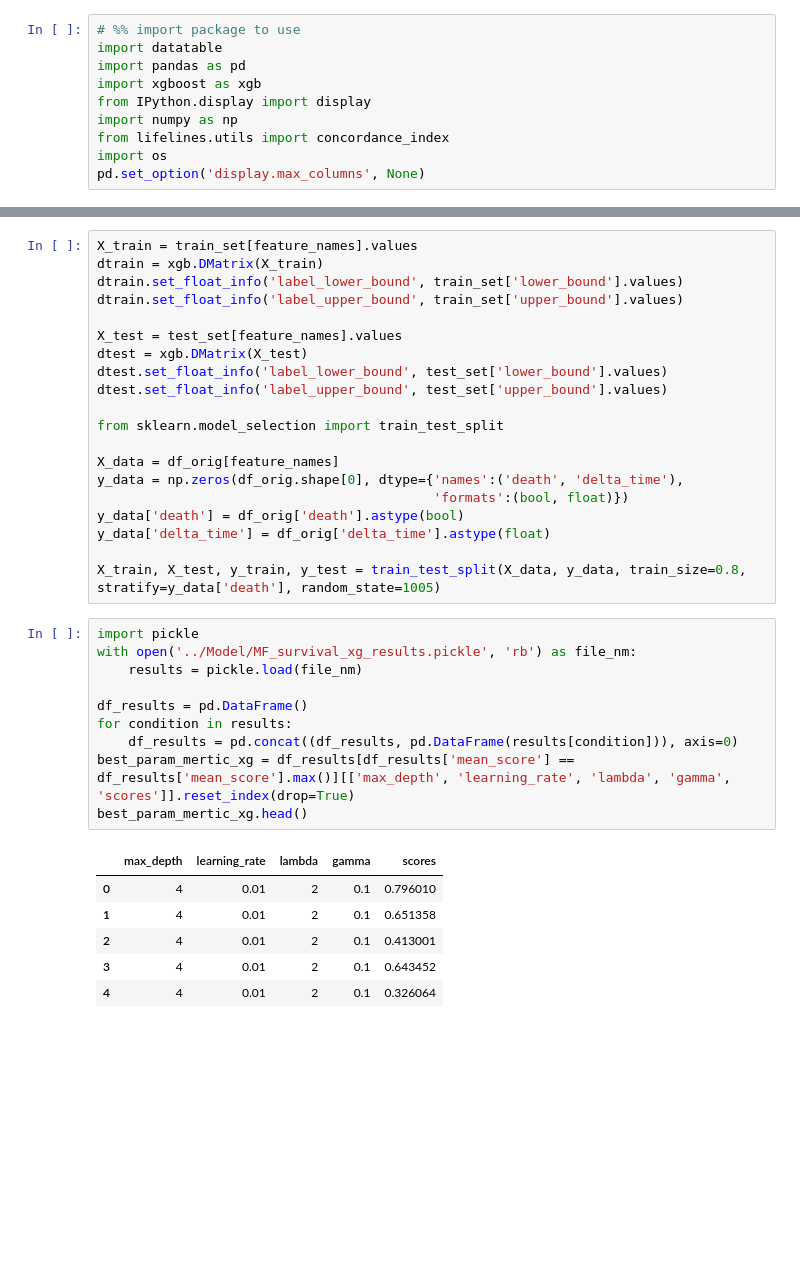
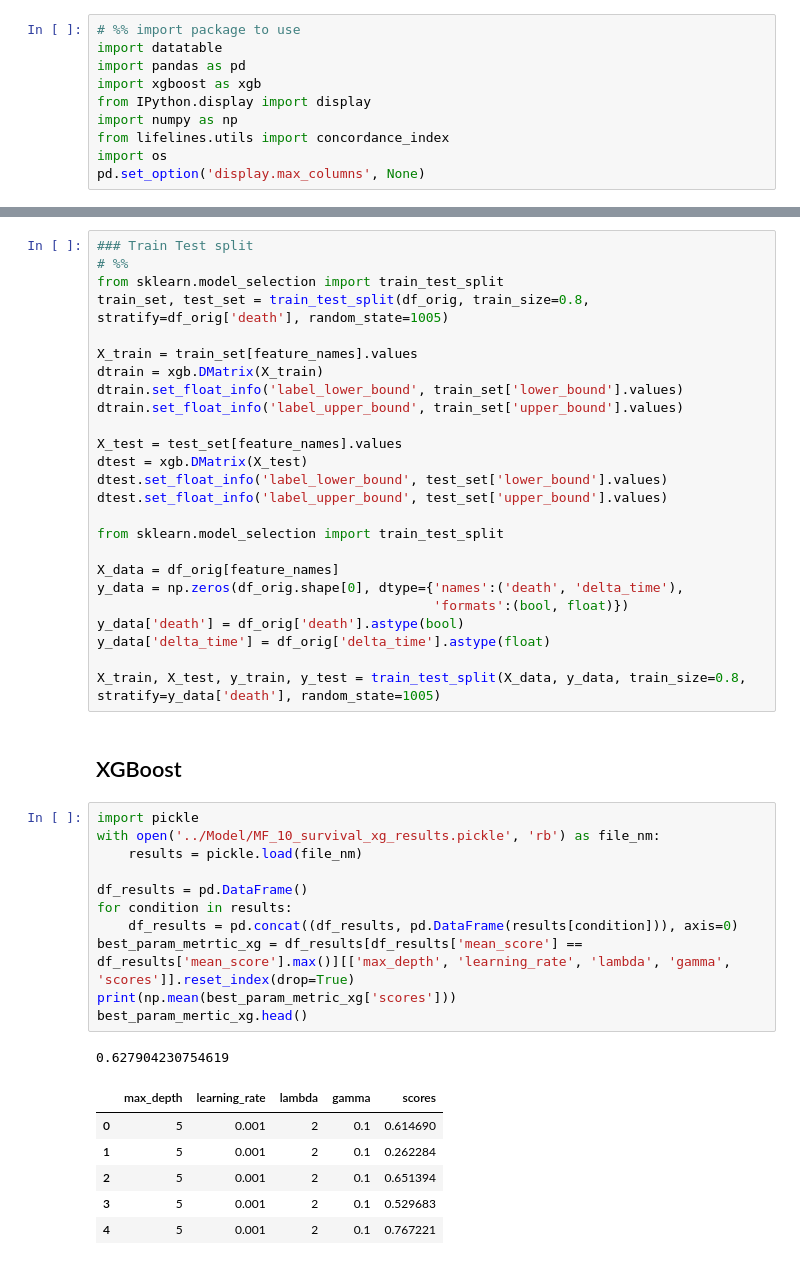
Before and after one commit to Jovinus/VO2max_Prediction, a Jupyter notebook: Code/Evaluation_survival_model.ipynb, the cells around one changed output, grey strips where cells are left out. Drawn from its saved outputs; the diff is of its cells as text; blank space fills up the shorter version.

```diff
--- a/Code/Evaluation_survival_model.ipynb
+++ b/Code/Evaluation_survival_model.ipynb
@@ -32,4 +29,9 @@ train_set, test_set = train_test_split(df_orig, train_size=0.8, stratify=df_orig
 # %%
+### Train Test split
+# %%
+from sklearn.model_selection import train_test_split
+train_set, test_set = train_test_split(df_orig, train_size=0.8, stratify=df_orig['death'], random_state=1005)
+
 X_train = train_set[feature_names].values
 dtrain = xgb.DMatrix(X_train)
 dtrain.set_float_info('label_lower_bound', train_set['lower_bound'].values)
@@ -49,23 +51,27 @@ y_data['death'] = df_orig['death'].astype(bool)
 y_data['delta_time'] = df_orig['delta_time'].astype(float)
 
 X_train, X_test, y_train, y_test = train_test_split(X_data, y_data, train_size=0.8, stratify=y_data['death'], random_state=1005)
+# %% [markdown]
+## XGBoost
 # %%
 import pickle
-with open('../Model/MF_survival_xg_results.pickle', 'rb') as file_nm:
+with open('../Model/MF_10_survival_xg_results.pickle', 'rb') as file_nm:
     results = pickle.load(file_nm)
 
 df_results = pd.DataFrame()
 for condition in results:
     df_results = pd.concat((df_results, pd.DataFrame(results[condition])), axis=0)
-best_param_mertic_xg = df_results[df_results['mean_score'] == df_results['mean_score'].max()][['max_depth', 'learning_rate', 'lambda', 'gamma', 'scores']].reset_index(drop=True)
+best_param_metrtic_xg = df_results[df_results['mean_score'] == df_results['mean_score'].max()][['max_depth', 'learning_rate', 'lambda', 'gamma', 'scores']].reset_index(drop=True)
+print(np.mean(best_param_metric_xg['scores']))
 best_param_mertic_xg.head()
 # %% [output]
+0.627904230754619
 |  | max_depth | learning_rate | lambda | gamma | scores |
-| 0 | 4 | 0.01 | 2 | 0.1 | 0.796010 |
-| 1 | 4 | 0.01 | 2 | 0.1 | 0.651358 |
-| 2 | 4 | 0.01 | 2 | 0.1 | 0.413001 |
-| 3 | 4 | 0.01 | 2 | 0.1 | 0.643452 |
-| 4 | 4 | 0.01 | 2 | 0.1 | 0.326064 |
+| 0 | 5 | 0.001 | 2 | 0.1 | 0.614690 |
+| 1 | 5 | 0.001 | 2 | 0.1 | 0.262284 |
+| 2 | 5 | 0.001 | 2 | 0.1 | 0.651394 |
+| 3 | 5 | 0.001 | 2 | 0.1 | 0.529683 |
+| 4 | 5 | 0.001 | 2 | 0.1 | 0.767221 |
 # %%
 params = {'objective': 'survival:aft',
         'eval_metric': 'aft-nloglik',
```
Also changed, not shown: parts of 12 cells of this notebook, 2 other files.
